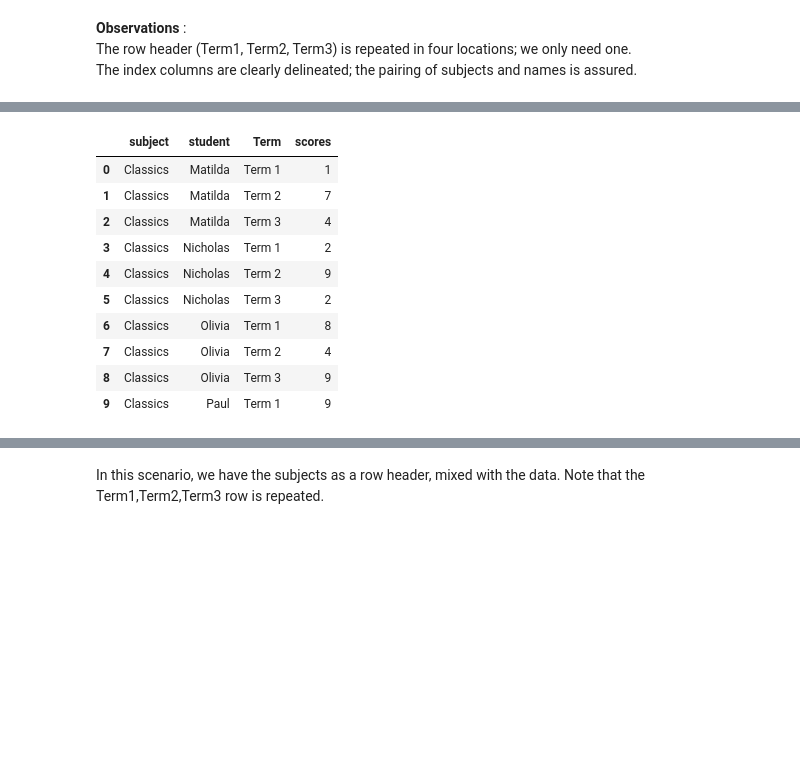
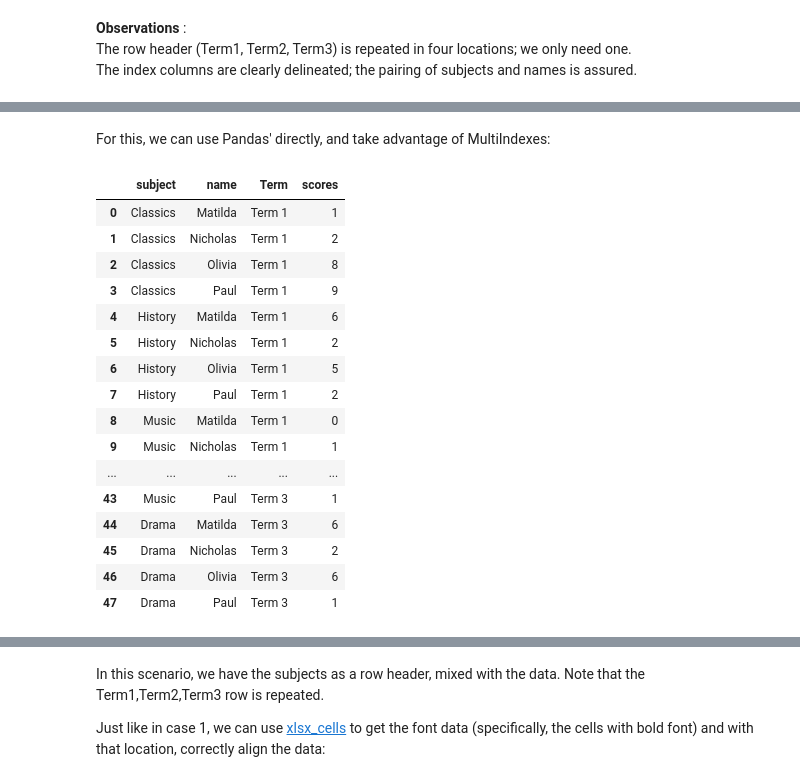
Before and after one commit to samukweku/data-wrangling-blog, a Jupyter notebook: _notebooks/2020-05-12-Pivot Tables-Complex Unpivoting.ipynb, the cells around one changed output, grey strips where cells are left out. Cells and saved outputs as stored; diff of their text form; code cells hidden in the pictures; blank space fills up the shorter version.

```diff
--- a/_notebooks/2020-05-12-Pivot Tables-Complex Unpivoting.ipynb
+++ b/_notebooks/2020-05-12-Pivot Tables-Complex Unpivoting.ipynb
@@ -221,28 +191,38 @@ df
-# %%
-#cleanup some more into tidy form
-df = (df.row_to_names(0, True)
-       .rename_axis(index = ['subject','student'],
-                    columns = ['Term'])
-       .query('`Term 1` != "Term 1"')
-       .stack('Term')
-       .reset_index(name='scores')
-      )
-
-df.head(10)
-# %% [output]
-|  | subject | student | Term | scores |
-| 0 | Classics | Matilda | Term 1 | 1 |
-| 1 | Classics | Matilda | Term 2 | 7 |
-| 2 | Classics | Matilda | Term 3 | 4 |
-| 3 | Classics | Nicholas | Term 1 | 2 |
-| 4 | Classics | Nicholas | Term 2 | 9 |
-| 5 | Classics | Nicholas | Term 3 | 2 |
-| 6 | Classics | Olivia | Term 1 | 8 |
-| 7 | Classics | Olivia | Term 2 | 4 |
-| 8 | Classics | Olivia | Term 3 | 9 |
-| 9 | Classics | Paul | Term 1 | 9 |
+# %% [markdown]
+For this, we can use Pandas' directly, and take advantage of MultiIndexes:
+# %%
+(excel_file
+.parse(sheet_name= "pivot-repeated-headers", header=[0, 1], index_col=[0,1,2])
+.droplevel(axis = 0, level = 0)
+.droplevel(axis = 1, level = 0)
+.query("`Term 1` != 'Term 1'")
+.rename_axis(index = ['subject', 'name'])
+.melt(var_name = 'Term', value_name = 'scores', ignore_index = False)
+.reset_index()
+.fill_direction(subject = 'down')
+)
+# %% [output]
+|  | subject | name | Term | scores |
+| 0 | Classics | Matilda | Term 1 | 1 |
+| 1 | Classics | Nicholas | Term 1 | 2 |
+| 2 | Classics | Olivia | Term 1 | 8 |
+| 3 | Classics | Paul | Term 1 | 9 |
+| 4 | History | Matilda | Term 1 | 6 |
+| 5 | History | Nicholas | Term 1 | 2 |
+| 6 | History | Olivia | Term 1 | 5 |
+| 7 | History | Paul | Term 1 | 2 |
+| 8 | Music | Matilda | Term 1 | 0 |
+| 9 | Music | Nicholas | Term 1 | 1 |
+| ... | ... | ... | ... | ... |
+| 43 | Music | Paul | Term 3 | 1 |
+| 44 | Drama | Matilda | Term 3 | 6 |
+| 45 | Drama | Nicholas | Term 3 | 2 |
+| 46 | Drama | Olivia | Term 3 | 6 |
+| 47 | Drama | Paul | Term 3 | 1 |
 # %% [markdown]
 ### **Case 3 : Headers amongst the data**
 ![pivot-header-within-data.png](Images/pivot-header-within-data.png)
 # %% [markdown]
 In this scenario, we have the subjects as a row header, mixed with the data. Note that the Term1,Term2,Term3 row is repeated.
+
+ Just like in case 1, we can use [xlsx_cells](https://pyjanitor-devs.github.io/pyjanitor/api/io/#janitor.io.xlsx_cells) to get the font data (specifically, the cells with bold font) and with that location, correctly align the data:
```
Also changed, not shown: parts of 35 cells of this notebook, 1 other file.
